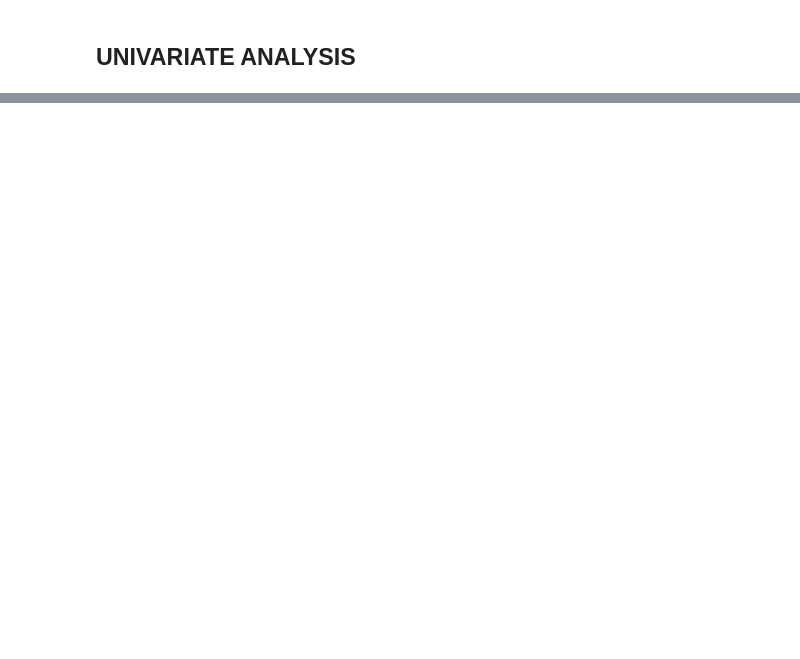
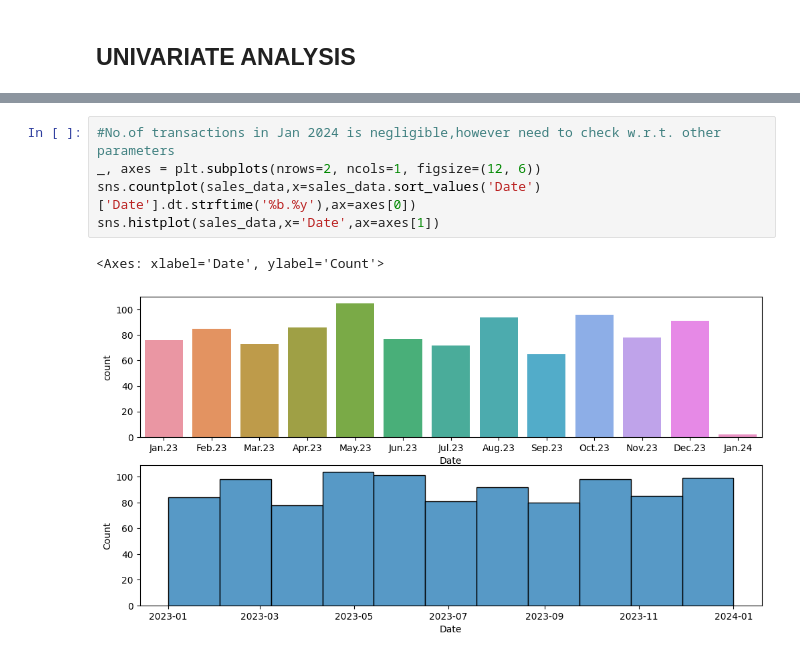
Before and after one commit to rajashreemunoli/2024_Women_Who_Code_Kaggle_EDA_Challenge, a Jupyter notebook: 2024-wwc-eda-challenge-retail-sales.ipynb, the cells around one changed output, grey strips where cells are left out. Cells and saved outputs as stored; diff of their text form; blank space fills up the shorter version.

Commit message:
Kaggle Notebook | 2024 WWC EDA Challenge Retail Sales | Version 3

```diff
--- a/2024-wwc-eda-challenge-retail-sales.ipynb
+++ b/2024-wwc-eda-challenge-retail-sales.ipynb
@@ -47,0 +139,8 @@ sales_data.describe()
+# %%
+#No.of transactions in Jan 2024 is negligible,however need to check w.r.t. other parameters
+_, axes = plt.subplots(nrows=2, ncols=1, figsize=(12, 6))
+sns.countplot(sales_data,x=sales_data.sort_values('Date')['Date'].dt.strftime('%b.%y'),ax=axes[0])
+sns.histplot(sales_data,x='Date',ax=axes[1])
+# %% [output]
+<Axes: xlabel='Date', ylabel='Count'>
+[figure, added]
```
Also changed, not shown: parts of 21 cells of this notebook.
